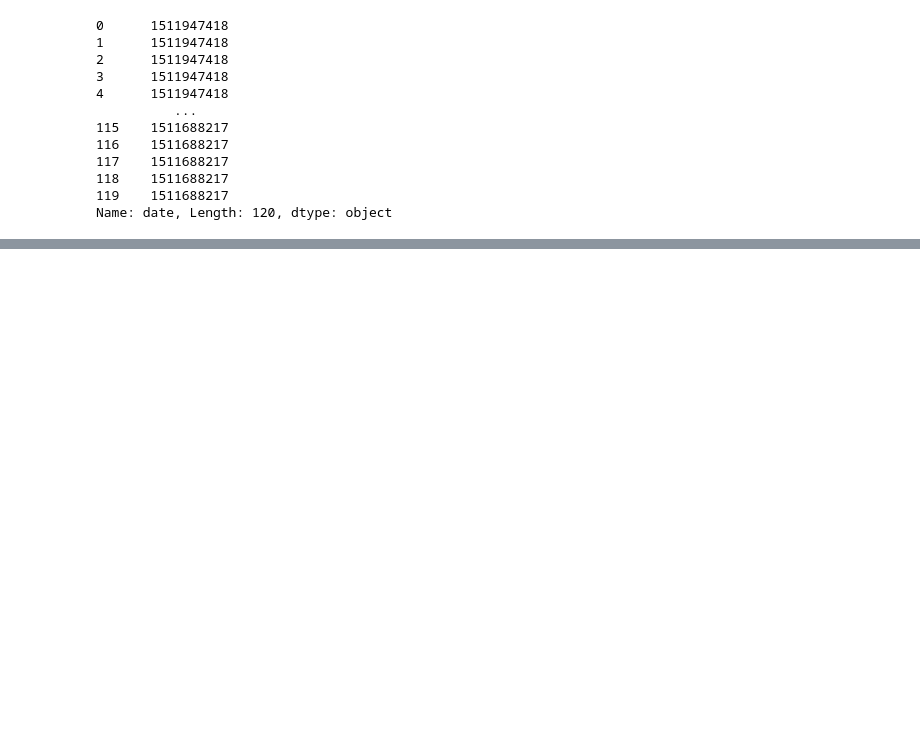
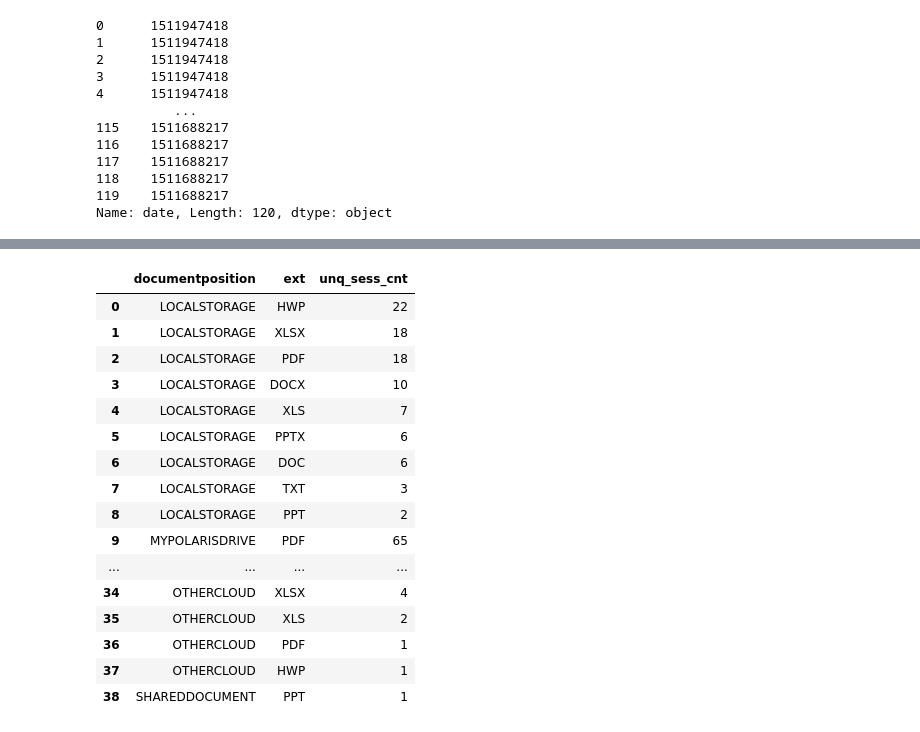
Before and after one commit to yulmu99/Analysis_practice, a Jupyter notebook: analysis practice/로그 데이터 분석/Training/Json_SQL.ipynb, the cells around one changed output, grey strips where cells are left out. Saved outputs shown, nothing was run; the diff lists cells and outputs as text; code cells hidden in the pictures; blank space fills up the shorter version.

```diff
--- a/analysis practice/로그 데이터 분석/Training/Json_SQL.ipynb
+++ b/analysis practice/로그 데이터 분석/Training/Json_SQL.ipynb
@@ -60,0 +224,31 @@ mydf['date'] = mydf['date'].astype('datetime64[ns]')
+# %%
+# answer 3
+q = """
+    select documentposition,
+    ext,
+    count(distinct sessionid) as unq_sess_cnt
+    from df
+    where actiontype = 'OPEN'
+    group by documentposition , ext
+    order by documentposition, unq_sess_cnt desc
+    """
+
+sqldf(q,locals())
+# %% [output]
+|  | documentposition | ext | unq_sess_cnt |
+| 0 | LOCALSTORAGE | HWP | 22 |
+| 1 | LOCALSTORAGE | XLSX | 18 |
+| 2 | LOCALSTORAGE | PDF | 18 |
+| 3 | LOCALSTORAGE | DOCX | 10 |
+| 4 | LOCALSTORAGE | XLS | 7 |
+| 5 | LOCALSTORAGE | PPTX | 6 |
+| 6 | LOCALSTORAGE | DOC | 6 |
+| 7 | LOCALSTORAGE | TXT | 3 |
+| 8 | LOCALSTORAGE | PPT | 2 |
+| 9 | MYPOLARISDRIVE | PDF | 65 |
+| ... | ... | ... | ... |
+| 34 | OTHERCLOUD | XLSX | 4 |
+| 35 | OTHERCLOUD | XLS | 2 |
+| 36 | OTHERCLOUD | PDF | 1 |
+| 37 | OTHERCLOUD | HWP | 1 |
+| 38 | SHAREDDOCUMENT | PPT | 1 |
```
Also changed, not shown: parts of 14 cells of this notebook.
